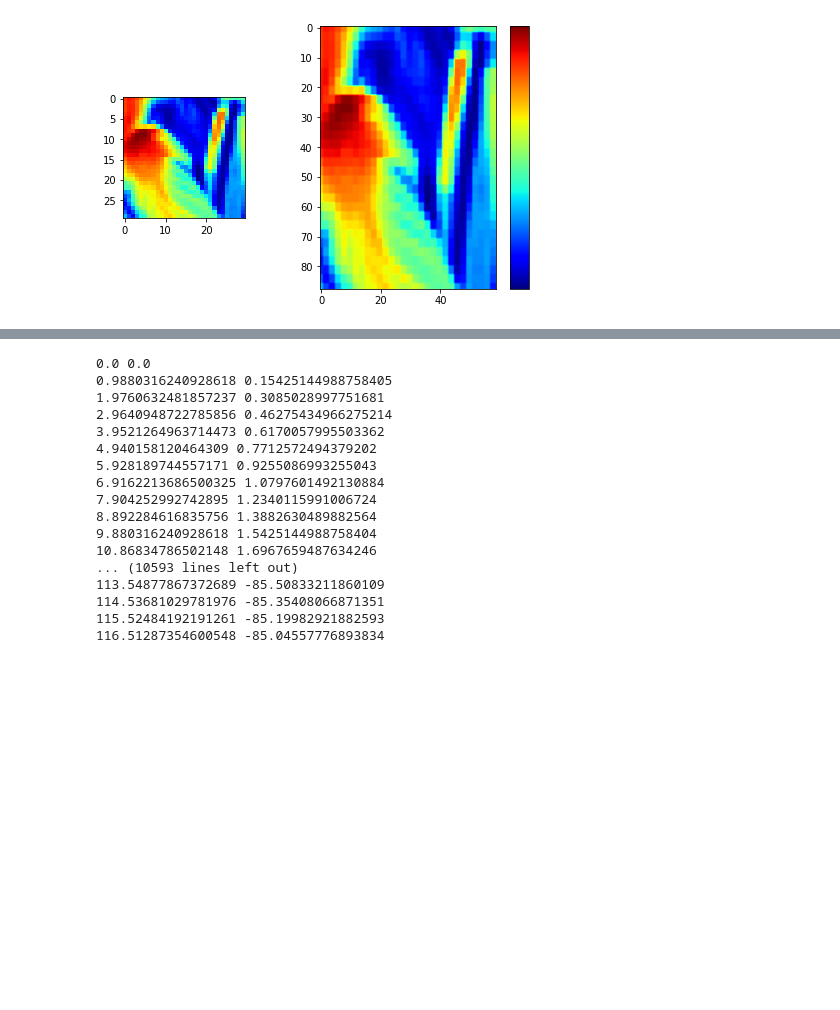
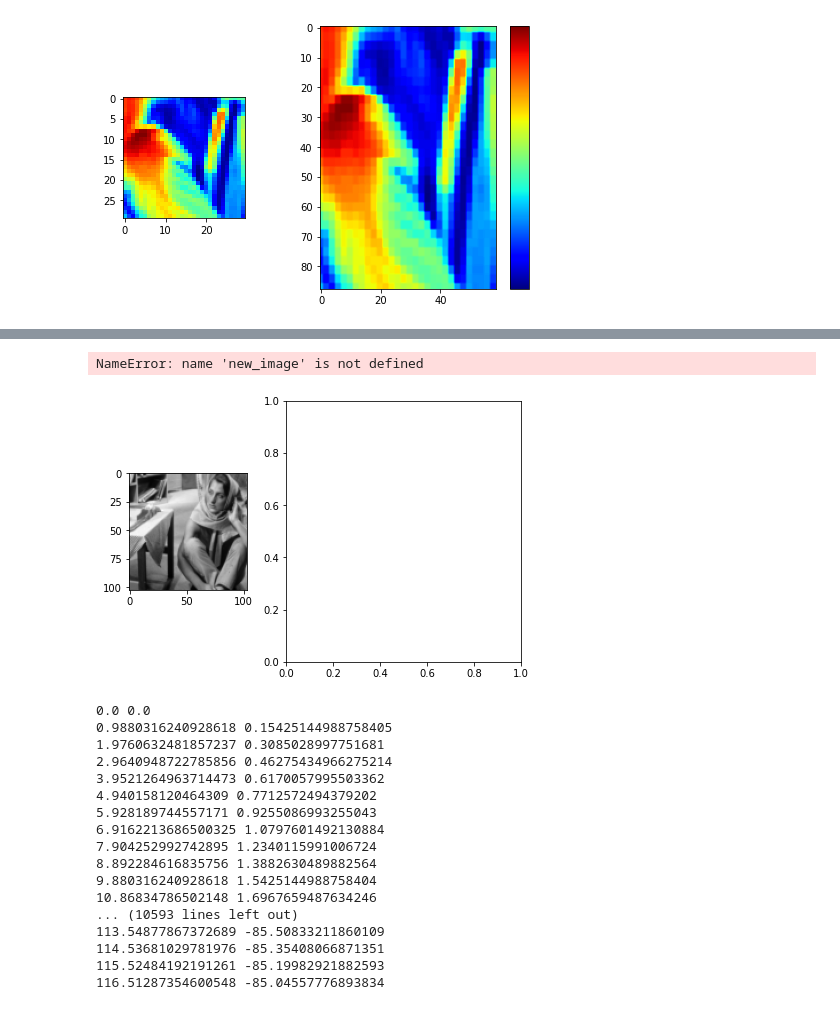
Before and after one commit to soham2109/CS-663-Assignments, a Jupyter notebook: assignment-1-transformations/1/code/q1.ipynb, the cells around one changed output, grey strips where cells are left out. Saved outputs shown, nothing was run; the diff lists cells and outputs as text; code cells hidden in the pictures; blank space fills up the shorter version.

```diff
--- a/assignment-1-transformations/1/code/q1.ipynb
+++ b/assignment-1-transformations/1/code/q1.ipynb
@@ -169,3 +215,17 @@ def myImageRotation(input_image,theta,cmap="gray"):
+# %%
+fig,axes = plt.subplots(1,2, constrained_layout=True, gridspec_kw={'width_ratios':[1,2]})
+axes[0].imshow(input_image,cmap="gray")
+axes[0].axis("on")
+
+im = axes[1].imshow(new_image,cmap="gray")
+axes[1].axis("on")
+
+cbar = fig.colorbar(im,ax=axes.ravel().tolist(),ticks=[0,1])
+cbar.ax.set_yticklabels([0,255])
+plt.show()
+# %% [output]
+NameError: name 'new_image' is not defined
+[figure, added]
 # %%
 myImageRotation(input_image,30)
 # %% [output]
```
Also changed, not shown: parts of 4 cells of this notebook.
